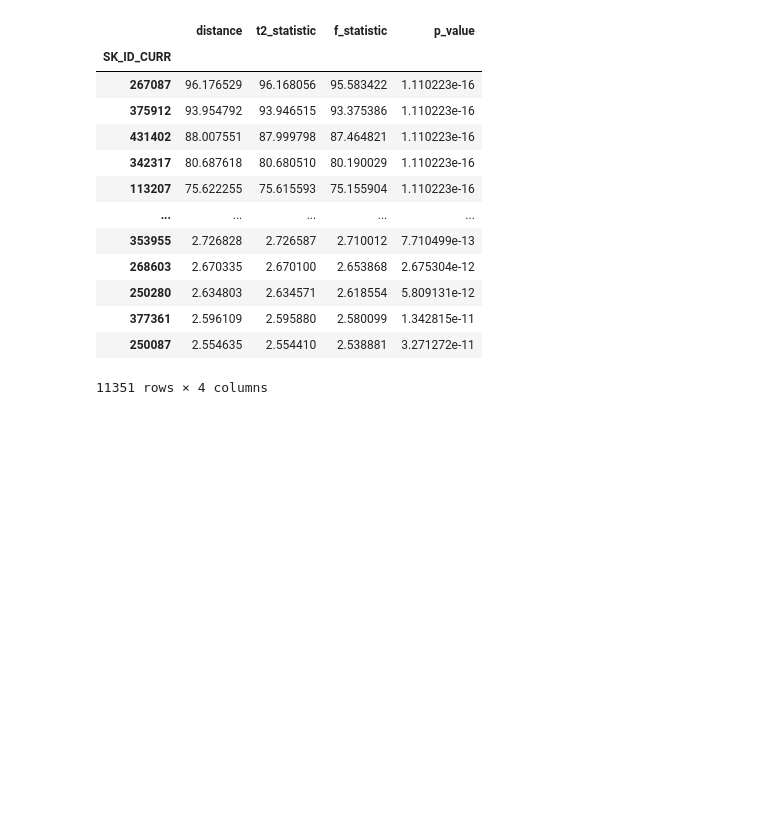
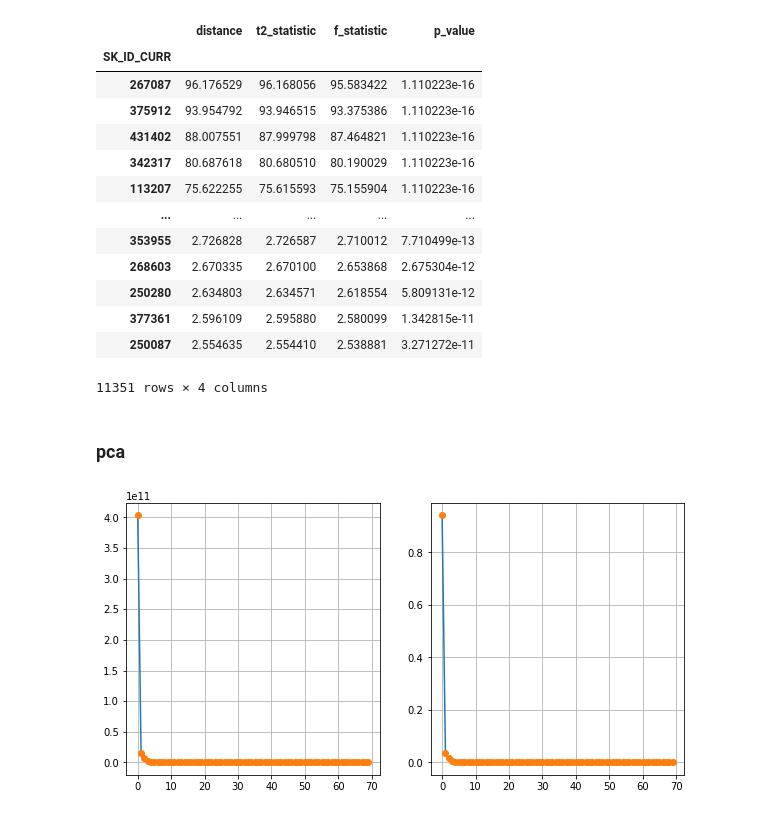
Before and after one commit to dayyass/bachelor-diploma, a Jupyter notebook: analysis/numerical_features.ipynb, the cells around one changed output. Cells and saved outputs as stored; diff of their text form; code cells hidden in the pictures; blank space fills up the shorter version.

```diff
--- a/analysis/numerical_features.ipynb
+++ b/analysis/numerical_features.ipynb
@@ -482,3 +483,23 @@ mahalanobis_df.sort_values(by=["distance"], ascending=False)
 | 377361 | 2.596109 | 2.595880 | 2.580099 | 1.342815e-11 |
 | 250087 | 2.554635 | 2.554410 | 2.538881 | 3.271272e-11 |
 11351 rows × 4 columns
+# %% [markdown]
+### pca
+# %%
+pca = PCA()
+# %%
+df_application_train_pca = pca.fit_transform(df_application_train_numerical)
+# %%
+plt.figure(figsize=(10, 5))
+
+plt.subplot(121)
+plt.plot(pca.explained_variance_)
+plt.plot(pca.explained_variance_, 'o')
+plt.grid()
+
+plt.subplot(122)
+plt.plot(pca.explained_variance_ratio_)
+plt.plot(pca.explained_variance_ratio_, 'o')
+plt.grid()
+# %% [output]
+[figure, added]
```
Also changed, not shown: parts of 4 cells of this notebook, 3 other files.
